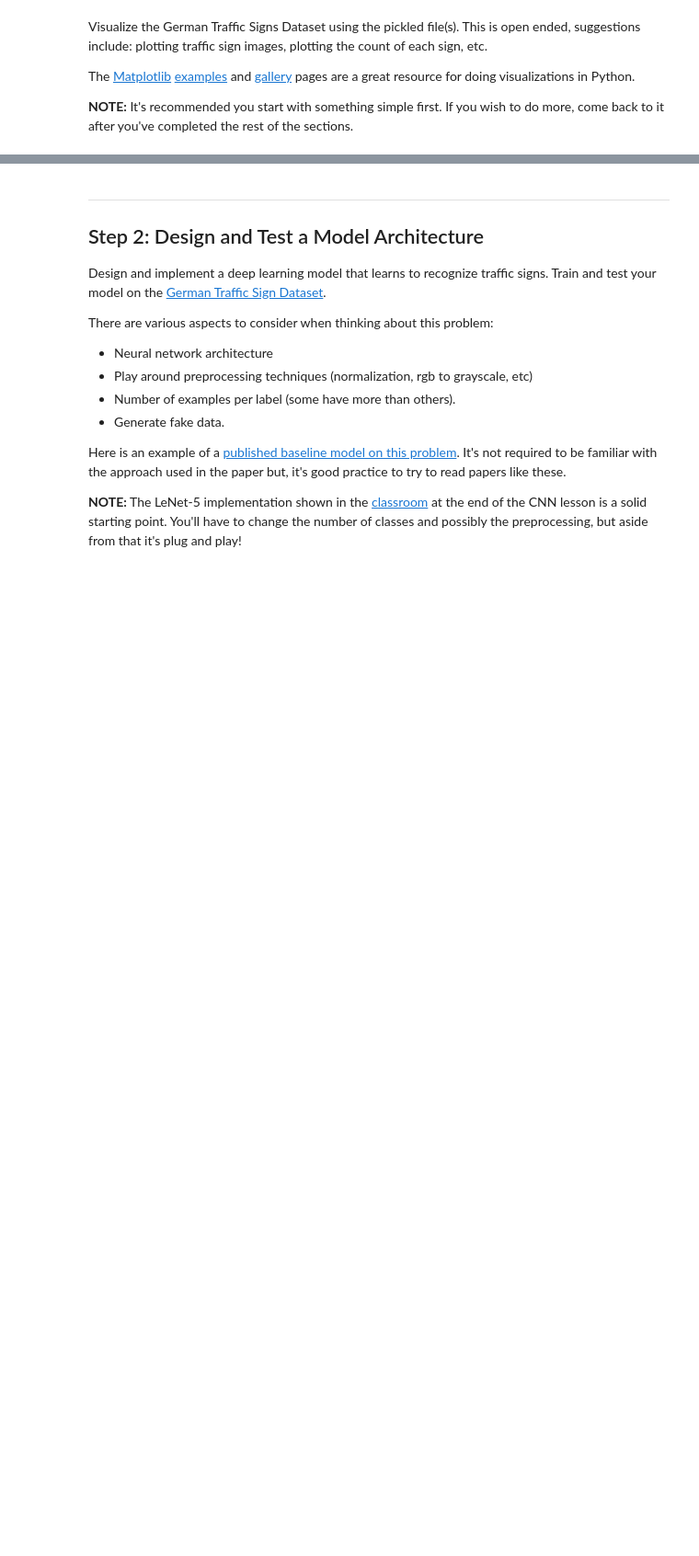
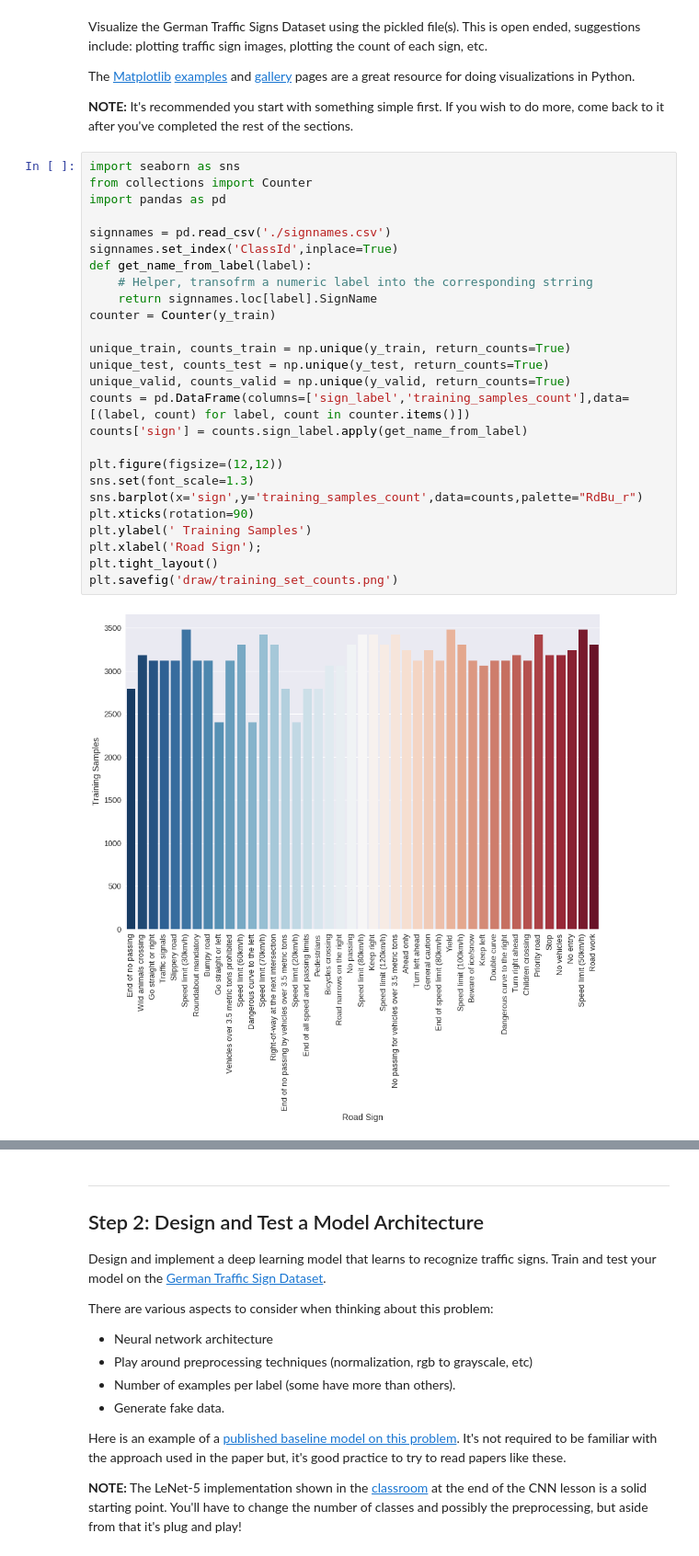
Before and after one commit to gambhir/CarND-Traffic-Sign-Classifier-Project, a Jupyter notebook: Traffic_Sign_Classifier.ipynb, the cells around one changed output, grey strips where cells are left out. Shown at 92% size. Cells and saved outputs as stored; diff of their text form; blank space fills up the shorter version.

```diff
--- a/Traffic_Sign_Classifier.ipynb
+++ b/Traffic_Sign_Classifier.ipynb
@@ -88,6 +88,34 @@ Visualize the German Traffic Signs Dataset using the pickled file(s). This is op
 The [Matplotlib](http://matplotlib.org/) [examples](http://matplotlib.org/examples/index.html) and [gallery](http://matplotlib.org/gallery.html) pages are a great resource for doing visualizations in Python.
 
 **NOTE:** It's recommended you start with something simple first. If you wish to do more, come back to it after you've completed the rest of the sections.
+# %%
+import seaborn as sns
+from collections import Counter
+import pandas as pd
+
+signnames = pd.read_csv('./signnames.csv')
+signnames.set_index('ClassId',inplace=True)
+def get_name_from_label(label):
+    # Helper, transofrm a numeric label into the corresponding strring
+    return signnames.loc[label].SignName
+counter = Counter(y_train)
+
+unique_train, counts_train = np.unique(y_train, return_counts=True)
+unique_test, counts_test = np.unique(y_test, return_counts=True)
+unique_valid, counts_valid = np.unique(y_valid, return_counts=True)
+counts = pd.DataFrame(columns=['sign_label','training_samples_count'],data=[(label, count) for label, count in counter.items()])
+counts['sign'] = counts.sign_label.apply(get_name_from_label)
+
+plt.figure(figsize=(12,12))
+sns.set(font_scale=1.3)
+sns.barplot(x='sign',y='training_samples_count',data=counts,palette="RdBu_r")
+plt.xticks(rotation=90)
+plt.ylabel(' Training Samples')
+plt.xlabel('Road Sign');
+plt.tight_layout()
+plt.savefig('draw/training_set_counts.png')
+# %% [output]
+[figure, added]
 # %%
 ### Data exploration visualization code goes here.
 ### Feel free to use as many code cells as needed.
```
Also changed, not shown: parts of 14 cells of this notebook.
